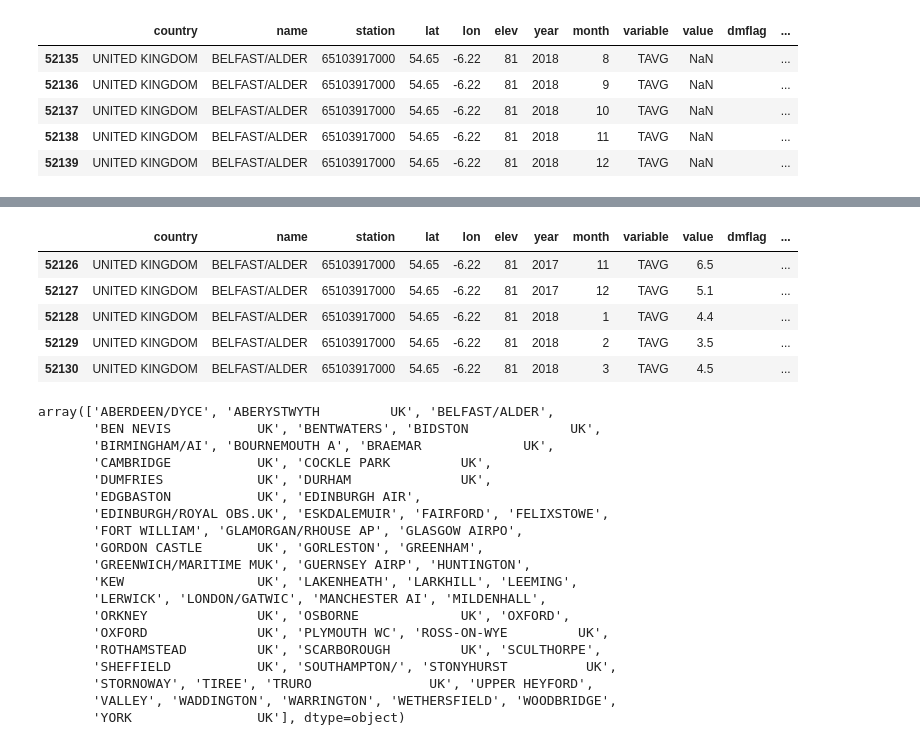
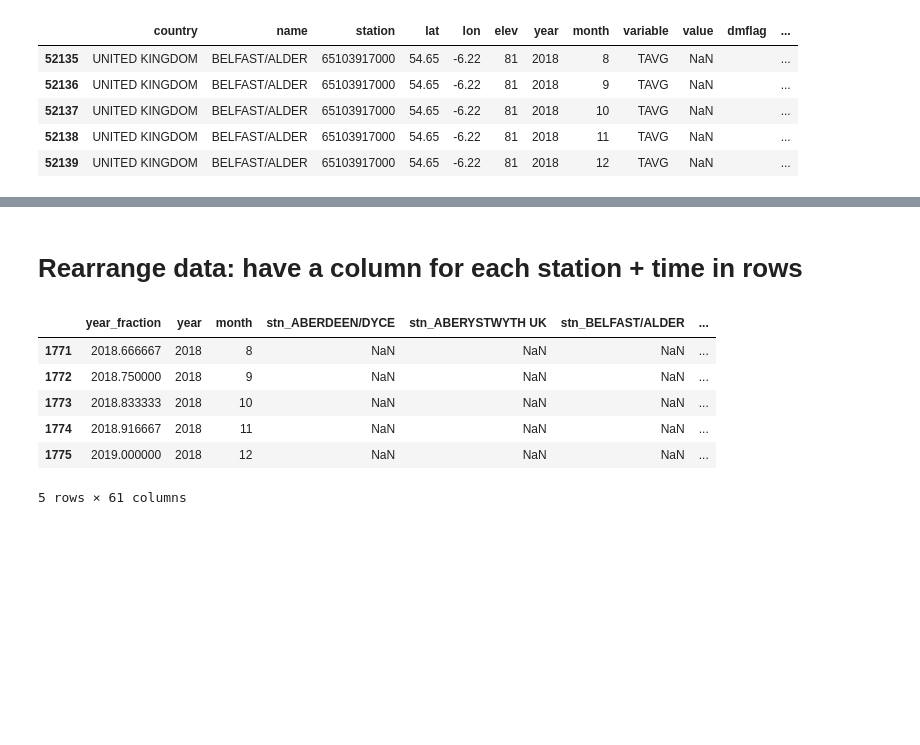
Before and after one commit to scotthosking/get-station-data, a Jupyter notebook: Examples/weather_station_regression.ipynb, the cells around one changed output, grey strips where cells are left out. Drawn from its saved outputs; the diff is of its cells as text; code cells hidden in the pictures; blank space fills up the shorter version.

```diff
--- a/Examples/weather_station_regression.ipynb
+++ b/Examples/weather_station_regression.ipynb
@@ -14,33 +80,36 @@ df.tail()
+# %% [markdown]
+# Rearrange data: have a column for each station + time in rows
+# %%
+### strip out columns we don't want
+df_strip = df.drop(axis=1,labels=['country','lat','lon','elev','station','dmflag','qcflag','dsflag','variable'])
+
+### re-arrange columns
+df_strip = df_strip[['year_fraction','year','month','name','value']]
+
+### Get all unique station names
+stn_names = np.unique(df_strip['name'])
+
+### loop through stations, one at a time, process data then merge together
+for i, stn_name in enumerate(stn_names):
+    df_tmp = df_strip[ df_strip['name'] == stn_name ]
+    df_tmp = df_tmp.rename(index=str, columns={"value": "stn_"+stn_name}).drop(axis=1,labels='name')
+
+    if i == 0:
+        df1 = df_tmp
+    else:
+        df1 = pd.merge(df1,df_tmp,how='outer')
+
+df1 = df1.sort_values(by='year_fraction')
+
+df1.tail()
+# %% [output]
+|  | year_fraction | year | month | stn_ABERDEEN/DYCE | stn_ABERYSTWYTH UK | stn_BELFAST/ALDER | ... |
+| 1771 | 2018.666667 | 2018 | 8 | NaN | NaN | NaN | ... |
+| 1772 | 2018.750000 | 2018 | 9 | NaN | NaN | NaN | ... |
+| 1773 | 2018.833333 | 2018 | 10 | NaN | NaN | NaN | ... |
+| 1774 | 2018.916667 | 2018 | 11 | NaN | NaN | NaN | ... |
+| 1775 | 2019.000000 | 2018 | 12 | NaN | NaN | NaN | ... |
+5 rows × 61 columns
 # %%
-df = df.dropna(axis=0, how='any', subset=['value'])
-df.tail()
+# df = df.dropna(axis=0, how='any', subset=['value'])
+# df.tail()
-# %% [output]
-|  | country | name | station | lat | lon | elev | year | month | variable | value | dmflag | ... |
-| 52126 | UNITED KINGDOM | BELFAST/ALDER | 65103917000 | 54.65 | -6.22 | 81 | 2017 | 11 | TAVG | 6.5 |  | ... |
-| 52127 | UNITED KINGDOM | BELFAST/ALDER | 65103917000 | 54.65 | -6.22 | 81 | 2017 | 12 | TAVG | 5.1 |  | ... |
-| 52128 | UNITED KINGDOM | BELFAST/ALDER | 65103917000 | 54.65 | -6.22 | 81 | 2018 | 1 | TAVG | 4.4 |  | ... |
-| 52129 | UNITED KINGDOM | BELFAST/ALDER | 65103917000 | 54.65 | -6.22 | 81 | 2018 | 2 | TAVG | 3.5 |  | ... |
-| 52130 | UNITED KINGDOM | BELFAST/ALDER | 65103917000 | 54.65 | -6.22 | 81 | 2018 | 3 | TAVG | 4.5 |  | ... |
-# %%
-station_names = np.unique(df['name'])
-station_names
-# %% [output]
-array(['ABERDEEN/DYCE', 'ABERYSTWYTH         UK', 'BELFAST/ALDER',
-       'BEN NEVIS           UK', 'BENTWATERS', 'BIDSTON             UK',
-       'BIRMINGHAM/AI', 'BOURNEMOUTH A', 'BRAEMAR             UK',
-       'CAMBRIDGE           UK', 'COCKLE PARK         UK',
-       'DUMFRIES            UK', 'DURHAM              UK',
-       'EDGBASTON           UK', 'EDINBURGH AIR',
-       'EDINBURGH/ROYAL OBS.UK', 'ESKDALEMUIR', 'FAIRFORD', 'FELIXSTOWE',
-       'FORT WILLIAM', 'GLAMORGAN/RHOUSE AP', 'GLASGOW AIRPO',
-       'GORDON CASTLE       UK', 'GORLESTON', 'GREENHAM',
-       'GREENWICH/MARITIME MUK', 'GUERNSEY AIRP', 'HUNTINGTON',
-       'KEW                 UK', 'LAKENHEATH', 'LARKHILL', 'LEEMING',
-       'LERWICK', 'LONDON/GATWIC', 'MANCHESTER AI', 'MILDENHALL',
-       'ORKNEY              UK', 'OSBORNE             UK', 'OXFORD',
-       'OXFORD              UK', 'PLYMOUTH WC', 'ROSS-ON-WYE         UK',
-       'ROTHAMSTEAD         UK', 'SCARBOROUGH         UK', 'SCULTHORPE',
-       'SHEFFIELD           UK', 'SOUTHAMPTON/', 'STONYHURST          UK',
-       'STORNOWAY', 'TIREE', 'TRURO               UK', 'UPPER HEYFORD',
-       'VALLEY', 'WADDINGTON', 'WARRINGTON', 'WETHERSFIELD', 'WOODBRIDGE',
-       'YORK                UK'], dtype=object)
```
Also changed, not shown: parts of 17 cells of this notebook, 2 other files.
